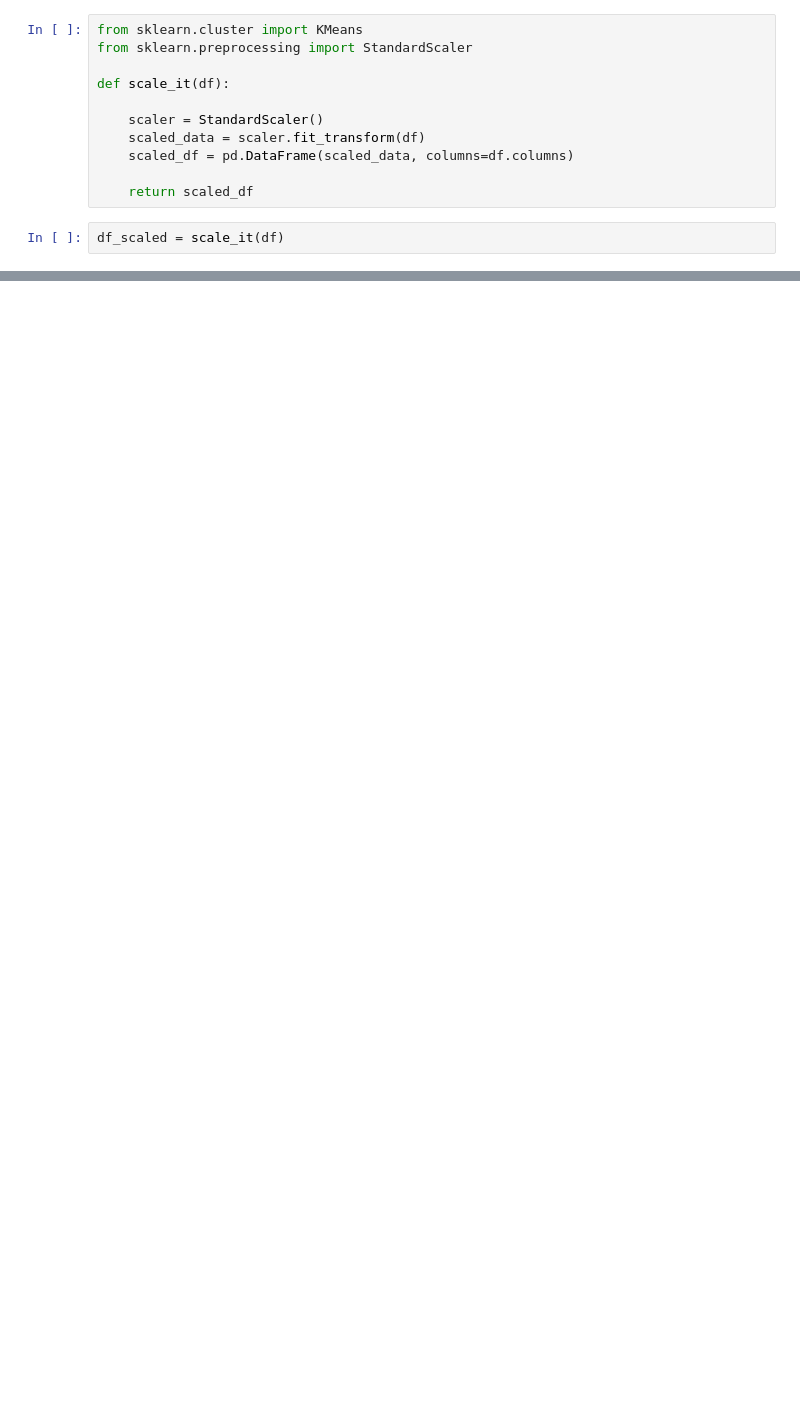
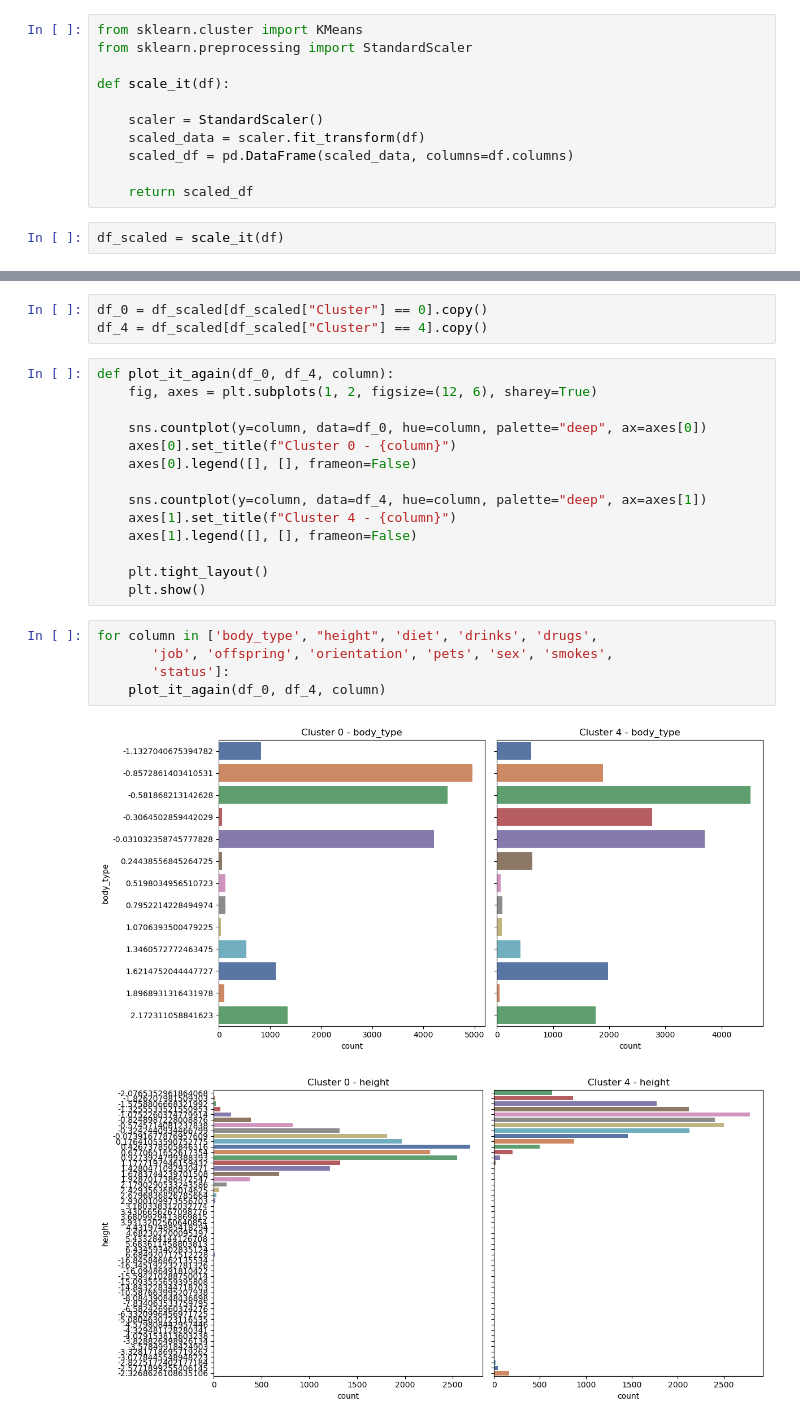
Before and after one commit to treefungus/Codecademy_projects, a Jupyter notebook: OKCupid-Date-A-Scientist-Starter/date-a-scientist.ipynb, the cells around one changed output, grey strips where cells are left out. Cells and saved outputs as stored; diff of their text form; blank space fills up the shorter version.

```diff
--- a/OKCupid-Date-A-Scientist-Starter/date-a-scientist.ipynb
+++ b/OKCupid-Date-A-Scientist-Starter/date-a-scientist.ipynb
@@ -185,0 +264,25 @@ def cluster_it(df):
+# %%
+df_0 = df_scaled[df_scaled["Cluster"] == 0].copy()
+df_4 = df_scaled[df_scaled["Cluster"] == 4].copy()
+# %%
+def plot_it_again(df_0, df_4, column):
+    fig, axes = plt.subplots(1, 2, figsize=(12, 6), sharey=True)
+
+    sns.countplot(y=column, data=df_0, hue=column, palette="deep", ax=axes[0])
+    axes[0].set_title(f"Cluster 0 - {column}")
+    axes[0].legend([], [], frameon=False)
+
+    sns.countplot(y=column, data=df_4, hue=column, palette="deep", ax=axes[1])
+    axes[1].set_title(f"Cluster 4 - {column}")
+    axes[1].legend([], [], frameon=False)
+
+    plt.tight_layout()
+    plt.show()
+# %%
+for column in ['body_type', "height", 'diet', 'drinks', 'drugs',
+       'job', 'offspring', 'orientation', 'pets', 'sex', 'smokes',
+       'status']:
+    plot_it_again(df_0, df_4, column)
+# %% [output]
+[figure, added]
+[figure, added]
```
Also changed, not shown: parts of 25 cells of this notebook, 1 other file.
